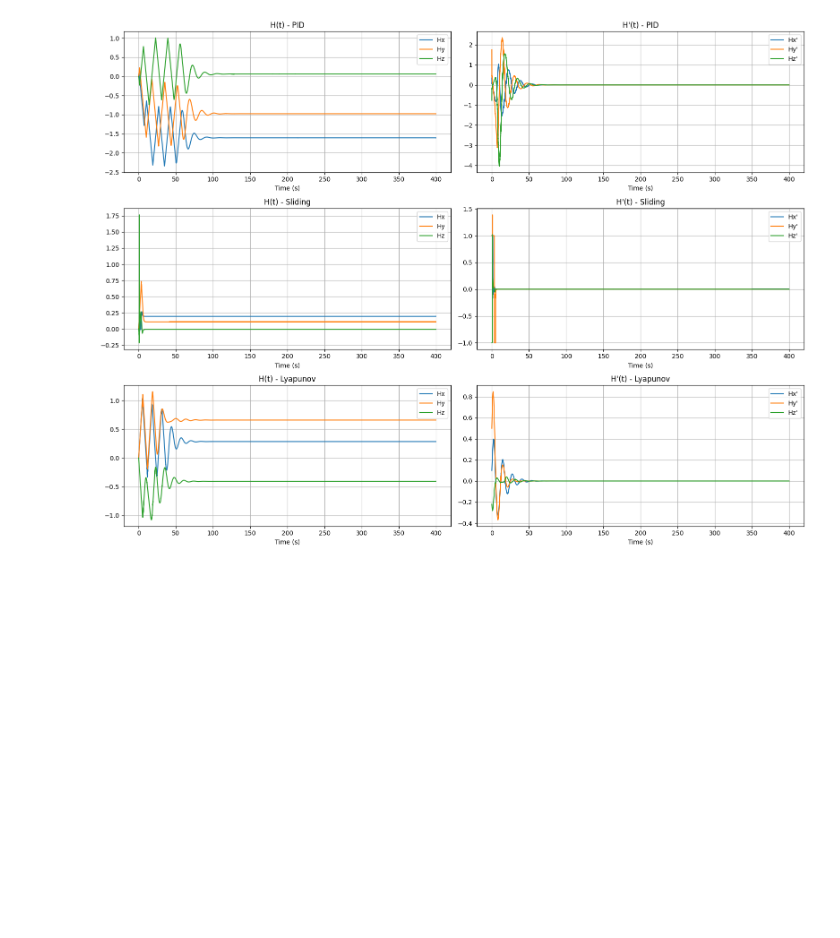
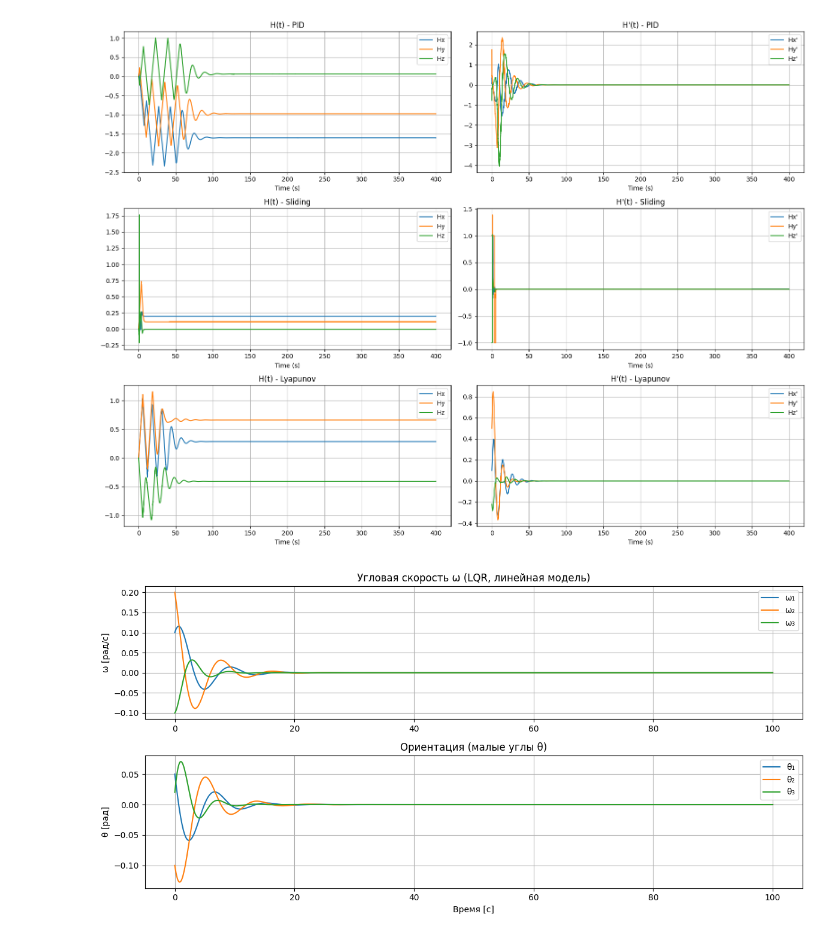
Before and after one commit to Nevsky12/Inter-point-methods-for-satellite-control, a Jupyter notebook: weels.ipynb, the cells around one changed output. Cells and saved outputs as stored; diff of their text form; code cells hidden in the pictures; blank space fills up the shorter version.

```diff
--- a/weels.ipynb
+++ b/weels.ipynb
@@ -233,3 +283,77 @@ sc.plot_results()
 # %% [output]
 Все симуляции завершены. Результаты сохранены в self.results
 [figure]
+# %%
+
+from scipy.linalg import solve_continuous_are
+
+J = np.diag([10.0, 10.0, 5.0])
+J_inv = np.linalg.inv(J)
+
+Kq = np.diag([5.0, 5.0, 5.0])
+Kw = np.diag([2.0, 2.0, 2.0])
+
+A = np.block([
+    [np.zeros((3, 3)), np.eye(3), np.zeros((3, 3)), np.zeros((3, 3))],
+    [np.zeros((3, 3)), np.zeros((3, 3)), -J_inv @ Kq, -J_inv @ Kw],
+    [np.zeros((3, 3)), np.zeros((3, 3)), np.zeros((3, 3)), np.zeros((3, 3))],
+    [np.zeros((3, 3)), np.zeros((3, 3)), np.zeros((3, 3)), np.zeros((3, 3))]
+])
+
+B = np.block([
+    [np.zeros((3, 3))],
+    [J_inv]
+])
+
+Q = np.diag([10, 10, 10, 1, 1, 1])
+R = np.eye(3)
+
+P = solve_continuous_are(A, B, Q, R)
+K_lqr = np.linalg.inv(R) @ B.T @ P
+
+x_target = np.zeros(6)  # [omega; theta]
+
+# НУ
+x0 = np.array([
+    7000e3, 0, 0,   # Положение r (м)
+    0, 7.5e3, 0,   # Скорость v (м/с)
+    0.1, 0.2, -0.1,  # Угловая скорость omega (рад/с)
+    1, 0, 0, 0      # Кватернион ориентации Q
+])
+
+def linear_dynamics(t, x):
+    r = x[:3]    # Положение (r)
+    v = x[3:6]   # Скорость (v)
+    omega = x[6:9]  # Угловая скорость (omega)
+    Q = x[9:]
+
+    x_new = np.array([])
+
+    u = -K_lqr @ (x - x_target)
+    M_grav =
+    dx = A @ x + B @ u + J_inv @ M_grav
+    return dx
+
+sol = solve_ivp(linear_dynamics, [0, 100], x0, t_eval=np.linspace(0, 100, 1000))
+
+import matplotlib.pyplot as plt
+
+plt.figure(figsize=(12, 6))
+plt.subplot(2, 1, 1)
+plt.plot(sol.t, sol.y[:3].T)
+plt.title("Угловая скорость ω (LQR, линейная модель)")
+plt.ylabel("ω [рад/с]")
+plt.legend(["ω₁", "ω₂", "ω₃"])
+plt.grid()
+
+plt.subplot(2, 1, 2)
+plt.plot(sol.t, sol.y[3:].T)
+plt.title("Ориентация (малые углы θ)")
+plt.xlabel("Время [с]")
+plt.ylabel("θ [рад]")
+plt.legend(["θ₁", "θ₂", "θ₃"])
+plt.grid()
+plt.tight_layout()
+plt.show()
+# %% [output]
+[figure, added]
```
Also changed, not shown: parts of 4 cells of this notebook.
